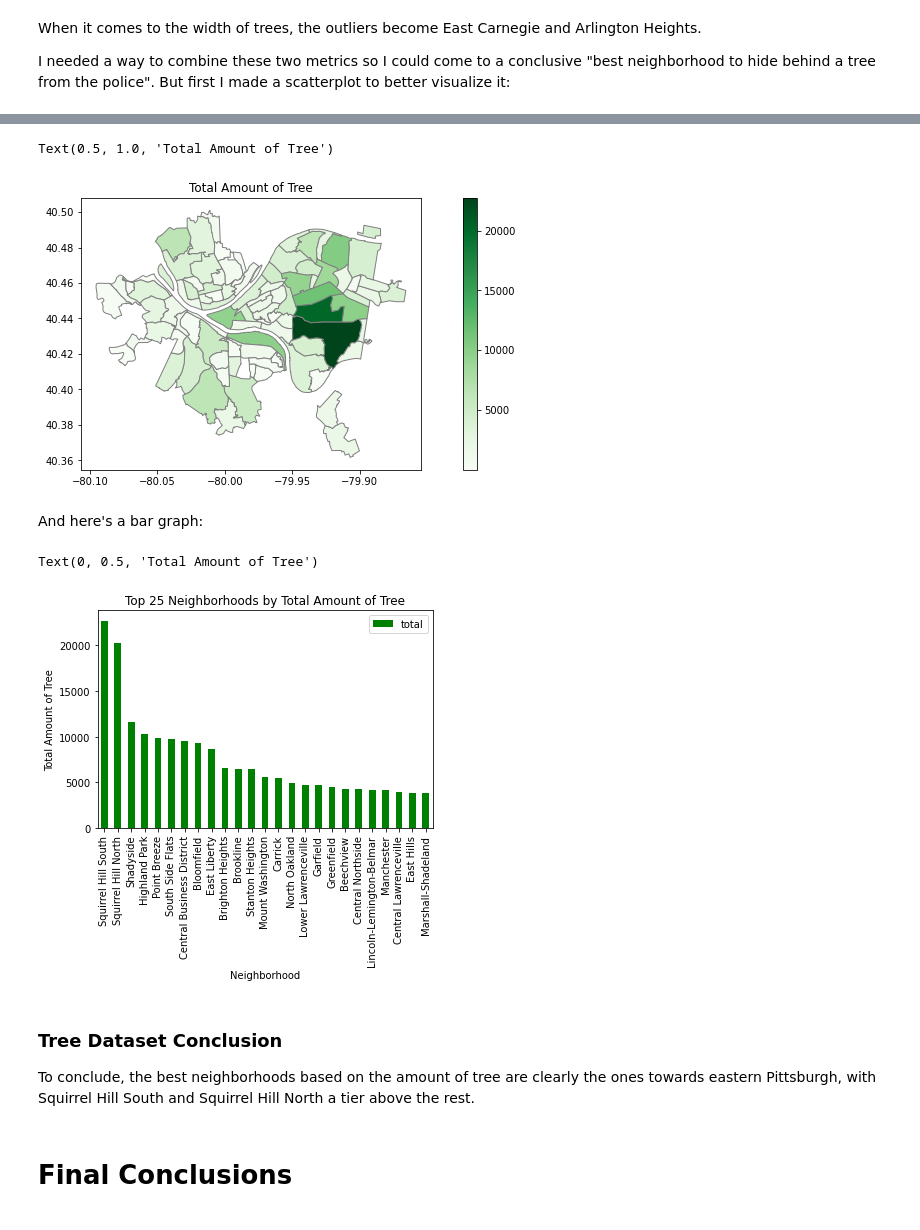
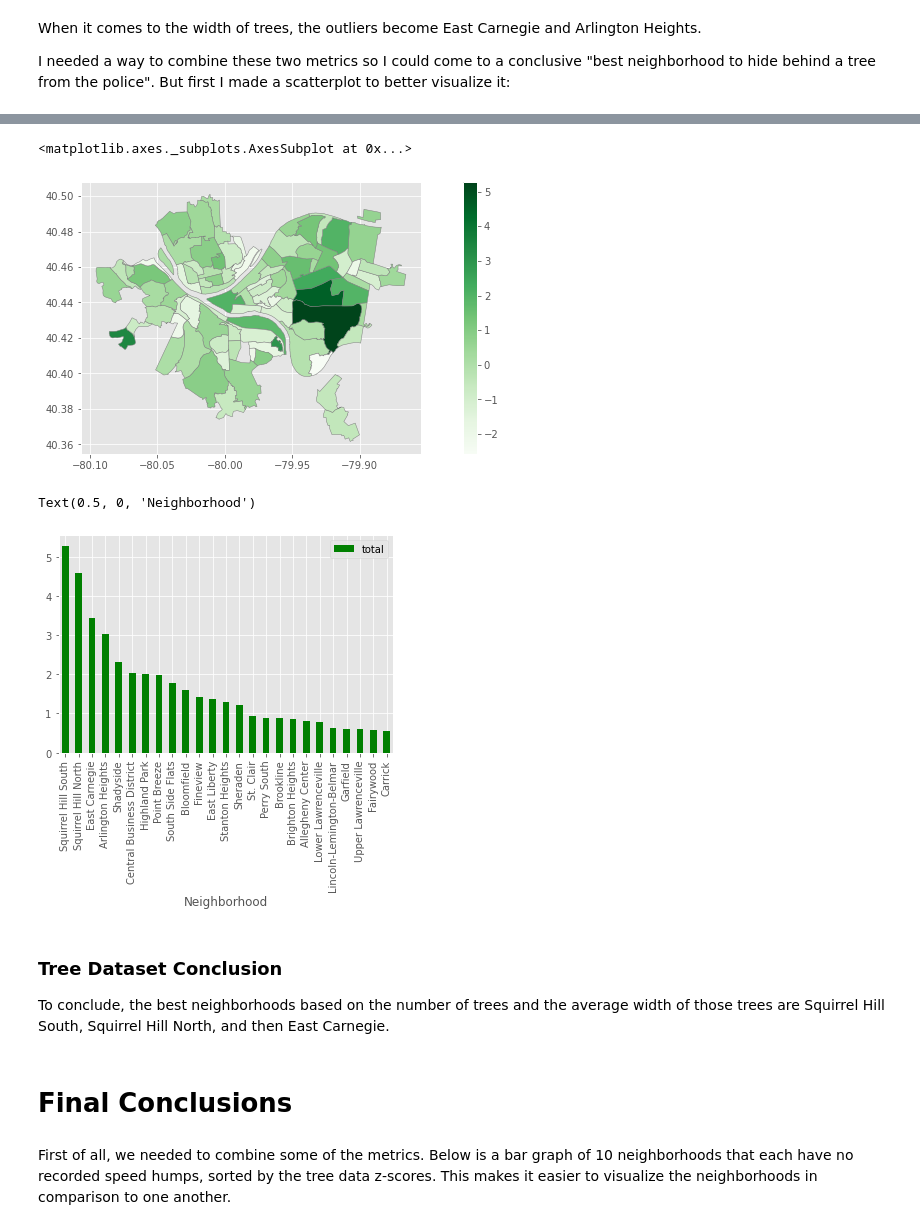
Before and after one commit to jeffzheng13/Best-Neighborhood-For-Fugitive, a Jupyter notebook: Final_Project.ipynb, the cells around one changed output, grey strips where cells are left out. Saved outputs shown, nothing was run; the diff lists cells and outputs as text; code cells hidden in the pictures.

Commit message:
edited conclusion and added quantifiable metric

```diff
--- a/Final_Project.ipynb
+++ b/Final_Project.ipynb
@@ -438,7 +443,7 @@ I also wanted to trim the data down to just the metrics I'm using in my analysis
 # %%
 num_trees = pd.DataFrame(real_trees.groupby("neighborhood").id.count()).rename(columns = {"id":"num"})
 tree_widths = pd.DataFrame(real_trees.groupby("neighborhood").width.mean())
-tree_data = num_trees.merge(tree_widths, left_on = "neighborhood", right_on = "neighborhood")
+tree_data = num_trees.merge(tree_widths, on = "neighborhood")
 tree_data.head(10)
 # %% [output]
 |  | num | width |
@@ -555,0 +561,5 @@ In order to find the conclusive best neighborhood based on this dataset, I multi
+# %%
+from scipy.stats import zscore
+tree_zscores = tree_data.apply(zscore)
+tree_zscores["total"] = tree_zscores["num"] + tree_zscores["width"]
+tree_zscores.head(10)
@@ -556,28 +579,25 @@ In order to find the conclusive best neighborhood based on this dataset, I multi
 # %%
-tree_map["total"] = tree_map["num"] * tree_map["width"]
-tree_map.plot(column='total',
+tree_zscore_map = neighborhoods.merge(tree_zscores, how = "left", left_on = "hood", right_on = "neighborhood")
+tree_zscore_map.plot(column='total',
                cmap='Greens',
                edgecolor="gray",
                legend=True,
                figsize=(15, 5),
                )
-plt.title("Total Amount of Tree")
 # %% [output]
-Text(0.5, 1.0, 'Total Amount of Tree')
+<matplotlib.axes._subplots.AxesSubplot at 0x...>
-[figure, old version]
+[figure, new version]
-# %% [markdown]
-And here's a bar graph:
 # %%
-tree_data["total"] = tree_data["num"] * tree_data["width"]
-total_sorted = tree_data.sort_values(by = "total", ascending = False)
-total_plot = total_sorted.head(25).plot(kind = "bar", y = "total", title = "Top 25 Neighborhoods by Total Amount of Tree", color = "green")
-total_plot.set_xlabel("Neighborhood")
-total_plot.set_ylabel("Total Amount of Tree")
+total_sorted = tree_zscores.sort_values(by = "total", ascending = False)
+zscore_plot = total_sorted.head(25).plot(kind = "bar", y = "total", color = "green")
+zscore_plot.set_xlabel("Neighborhood")
 # %% [output]
-Text(0, 0.5, 'Total Amount of Tree')
+Text(0.5, 0, 'Neighborhood')
-[figure, old version]
+[figure, new version]
 # %% [markdown]
 ### Tree Dataset Conclusion
-To conclude, the best neighborhoods based on the amount of tree are clearly the ones towards eastern Pittsburgh, with Squirrel Hill South and Squirrel Hill North a tier above the rest.
+To conclude, the best neighborhoods based on the number of trees and the average width of those trees are Squirrel Hill South, Squirrel Hill North, and then East Carnegie.
 # %% [markdown]
 # Final Conclusions
+# %% [markdown]
+First of all, we needed to combine some of the metrics. Below is a bar graph of 10 neighborhoods that each have no recorded speed humps, sorted by the tree data z-scores. This makes it easier to visualize the neighborhoods in comparison to one another.
```
Also changed, not shown: parts of 21 cells of this notebook.
